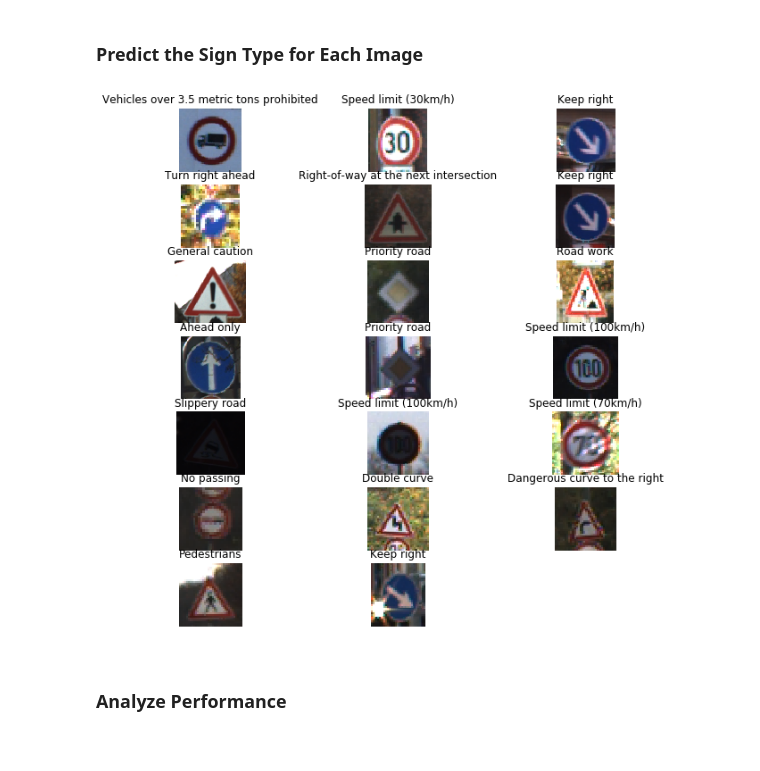
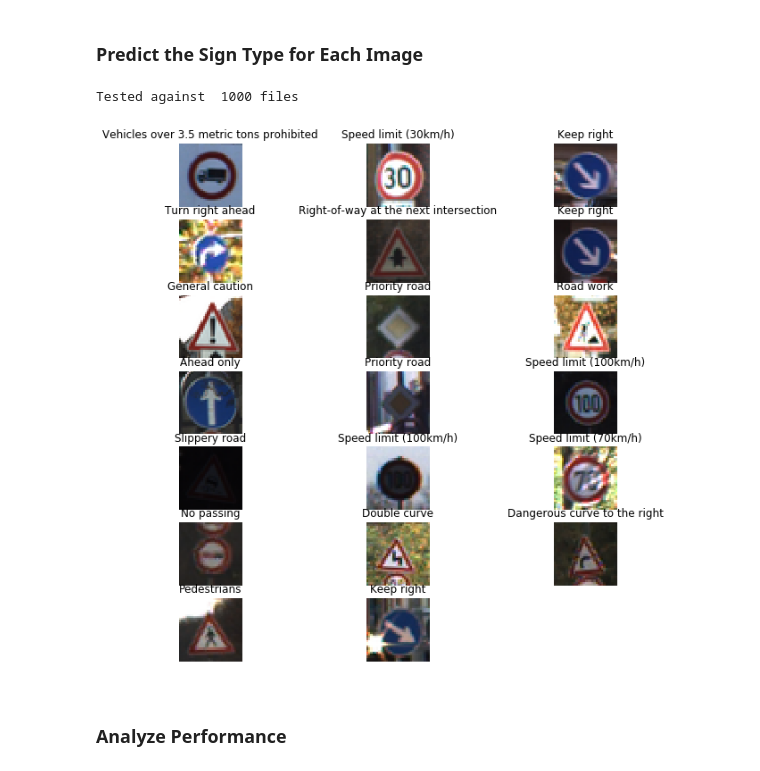
Before and after one commit to malichao/CarND-Traffic-Sign-Classifier-Project, a Jupyter notebook: Traffic_Sign_Classifier.ipynb, the cells around one changed output. Saved outputs shown, nothing was run; the diff lists cells and outputs as text; code cells hidden in the pictures.

```diff
--- a/Traffic_Sign_Classifier.ipynb
+++ b/Traffic_Sign_Classifier.ipynb
@@ -329,17 +329,27 @@ from PIL import Image
 path = "GTSRB/Final_Test/Images/"
 files = [file for file in os.listdir(path) if file.endswith('.ppm')]
 files = sorted(files)
+files = files[0:1000]
 signs = np.empty((0,32,32,3))
-print("Loaded ",len(files), "files")
-print("Showing the first 20 pictures")
+file_num=len(files)
 
-plt.figure(figsize=(image_shape[0]/3,image_shape[1]/3))
-for i in range(0,20) :
-    img = Image.open(path + files[i])
+for file in files:
+    img = Image.open(path + file)
     img_resized = img.resize((32,32), PIL.Image.ANTIALIAS)
     img_array=np.array(img_resized.getdata()).\
                 reshape(img_resized.size[0], img_resized.size[1], 3)
     signs = np.append(signs, [img_array], axis=0)
+
+print("Loaded ",file_num, "files")
+print("Showing the first 20 pictures")
+
+
+plt.figure(figsize=(image_shape[0]/3,image_shape[1]/3))
+image_list=[]
+for i in range(0,20) :
+    img = Image.open(path + files[i])
+    img_resized = img.resize((32,32), PIL.Image.ANTIALIAS)
+    image_list.append(img_resized)
     plt.subplot(4, 5, i+1)
     plt.title(files[i])
     plt.imshow(img_resized)
@@ -354,30 +364,28 @@ Showing the first 20 pictures
 # %%
 ### Run the predictions here and use the model to output the prediction for each image.
 ### Make sure to pre-process the images with the same pre-processing pipeline used earlier.
 ### Feel free to use as many code cells as needed.
 csv_data = np.genfromtxt('signnames.csv', delimiter=',', names=True, dtype=None)
 sign_names = [t[1].decode('utf-8') for t in csv_data]
 
 signs_norm = normalize(signs)
 predicions = tf.argmax(logits,1)
 predicted_classes = []
 
 with tf.Session() as sess:
     saver.restore(sess, tf.train.latest_checkpoint('.'))
     predicted_classes = sess.run(predicions, feed_dict={x: signs_norm, keep_prob: 1.0})
 
-# print(predicted_classes)
-i=0
+print("Tested against ",len(predicted_classes),"files")
 plt.figure(figsize=(image_shape[0]/3,image_shape[1]/3))
-for class_label,image_path in zip(predicted_classes[0:20], files[0:20]):
-    image = mpimg.imread(dir + image_path)
+for i in range(0,20):
     plt.subplot(7, 3, i+1)
-    plt.title(sign_names[class_label])
+    plt.title(sign_names[predicted_classes[i]])
     plt.axis('off')
-    plt.imshow(image)
-    i+=1
+    plt.imshow(image_list[i])
 plt.show()
 # %% [output]
+Tested against  1000 files
-[figure, old version]
+[figure, new version]
 # %% [markdown]
 ### Analyze Performance
```
Also changed, not shown: parts of 5 cells of this notebook.
